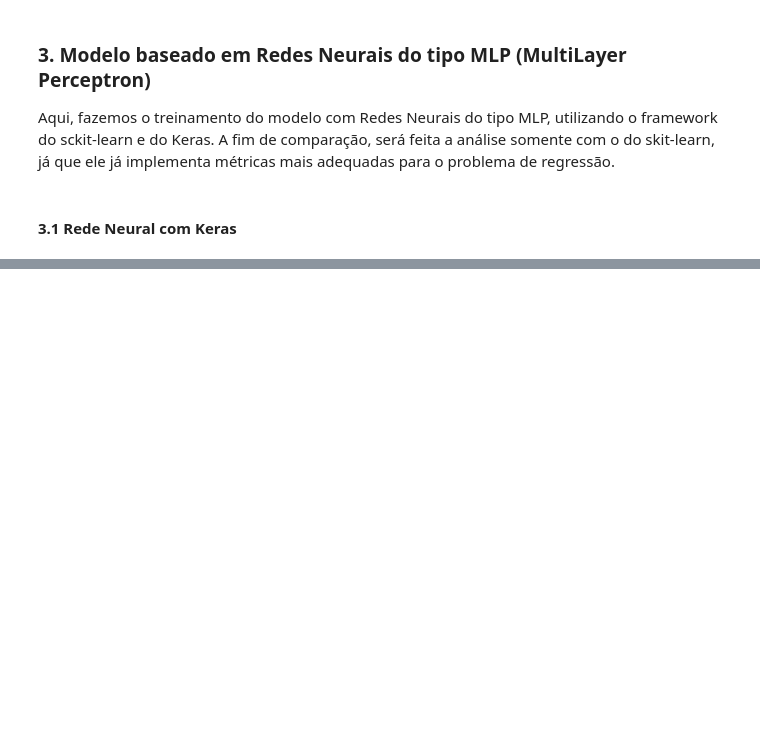
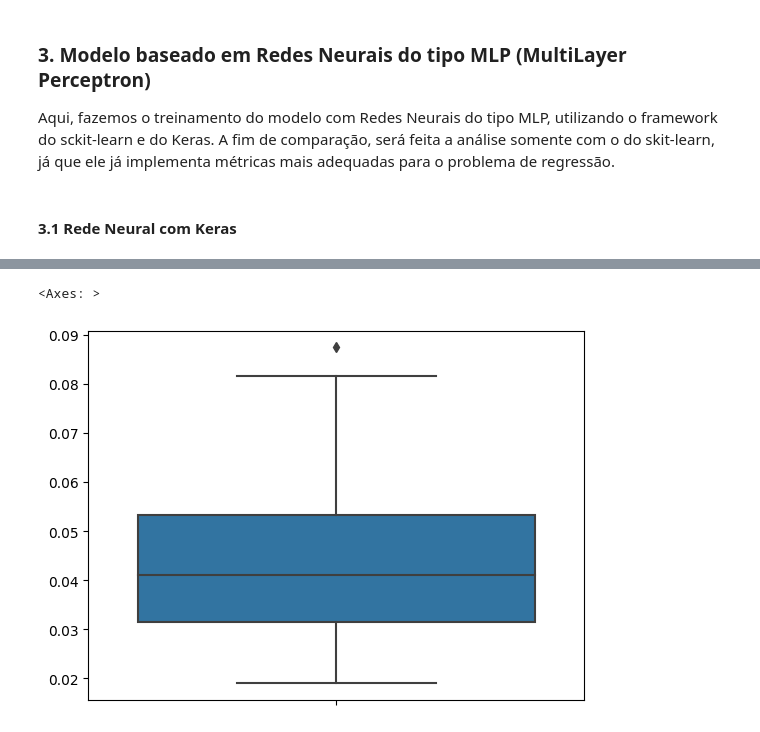
Before and after one commit to kowalks/cmc13-exame, a Jupyter notebook: exame.ipynb, the cells around one changed output, grey strips where cells are left out. Cells and saved outputs as stored; diff of their text form; code cells hidden in the pictures; blank space fills up the shorter version.

```diff
--- a/exame.ipynb
+++ b/exame.ipynb
@@ -618,0 +481,34 @@ Comentários e sugestões sobre o trabalho (complexidade/facilidade, sugestões,
+# %%
+from sklearn.neural_network import MLPRegressor
+from itertools import combinations
+
+# Imputação de valores faltantes em variáveis categóricas
+MLP_pipeline = Pipeline([
+    # Imputação da variável categórica Location
+    ('imputer_cat', mdi.CategoricalImputer(variables='Location')),
+    # Encoding de labels raras
+    ('encoder_rare_label', ce.RareLabelEncoder(tol=0.01, n_categories=2, variables=category_columns)),
+    # Encoding de variáveis categóricas (One-Hot)
+    ('categorical_encoder', ce.OneHotEncoder(variables=category_columns)),
+    # Random Forest Regressor
+    ('MLP', MLPRegressor(random_state=22, max_iter=10000))
+])
+
+hidden_layer_sizes = list(combinations([16, 32, 64, 128], 3))
+activation = ['relu', 'tanh']
+alpha = [0.1, 0.01, 0.001]
+
+mlp_grid = {
+    'MLP__hidden_layer_sizes': hidden_layer_sizes,
+    'MLP__activation': activation,
+    'MLP__alpha': alpha,
+}
+
+MLP_grid_search = GridSearchCV(
+    MLP_pipeline,
+    param_grid = mlp_grid,
+    cv = scv,
+    n_jobs = -1,
+    scoring = score_method,
+    refit = "MAPE"
+)
@@ -618,0 +517,2 @@ Comentários e sugestões sobre o trabalho (complexidade/facilidade, sugestões,
+# %%
+MLP_grid_search.fit(X_train, y_train)
@@ -618,0 +549,11 @@ Comentários e sugestões sobre o trabalho (complexidade/facilidade, sugestões,
+# %%
+# Get the best estimator
+best_estimator_MLP = MLP_grid_search.best_estimator_
+
+# Perform cross-validation and get the results
+cv_results_MLP = MLP_grid_search.cv_results_
+
+sns.boxplot(y=(-1)*cv_results_MLP['mean_test_MAPE'])
+# %% [output]
+<Axes: >
+[figure, added]
```
Also changed, not shown: parts of 52 cells of this notebook, 1 other file.
